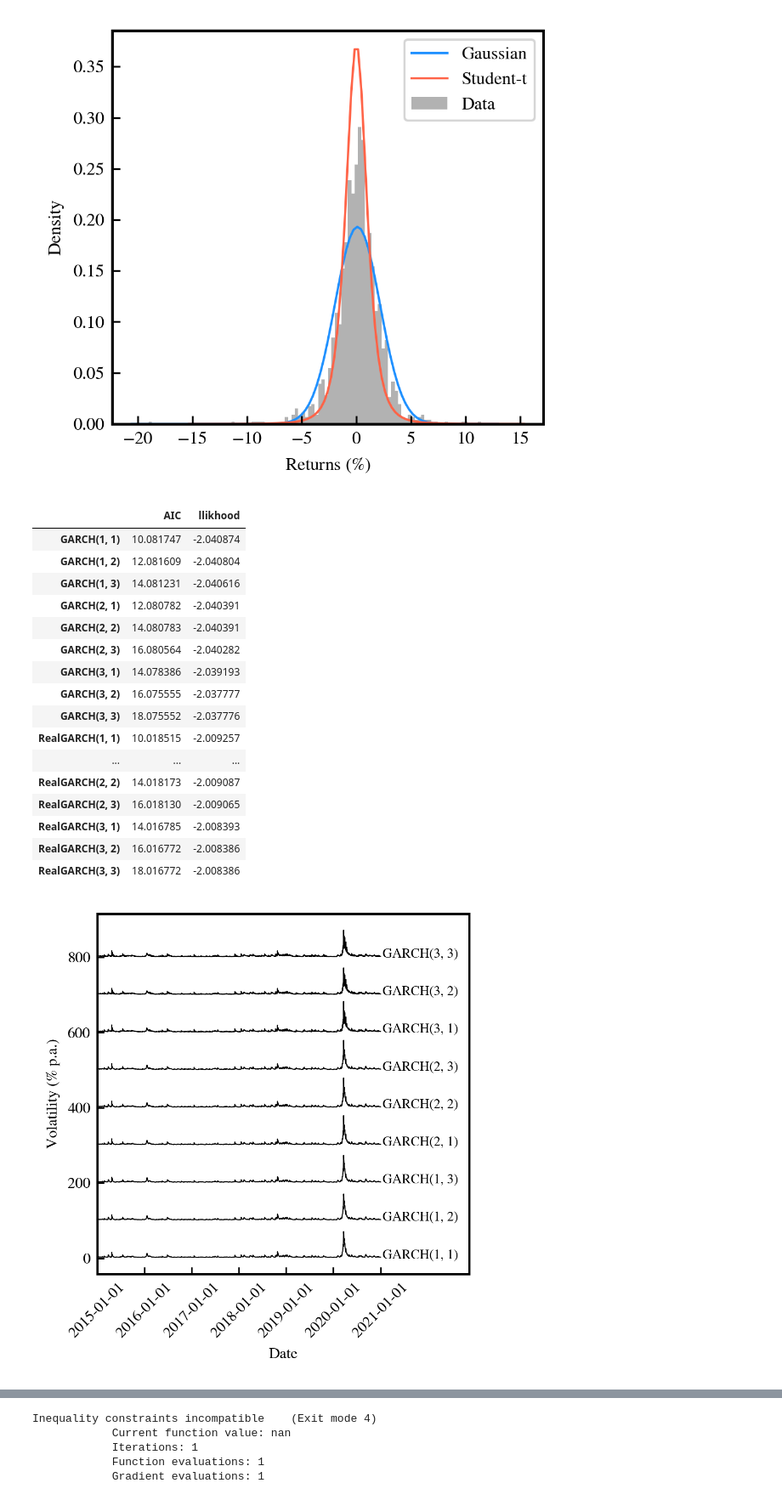
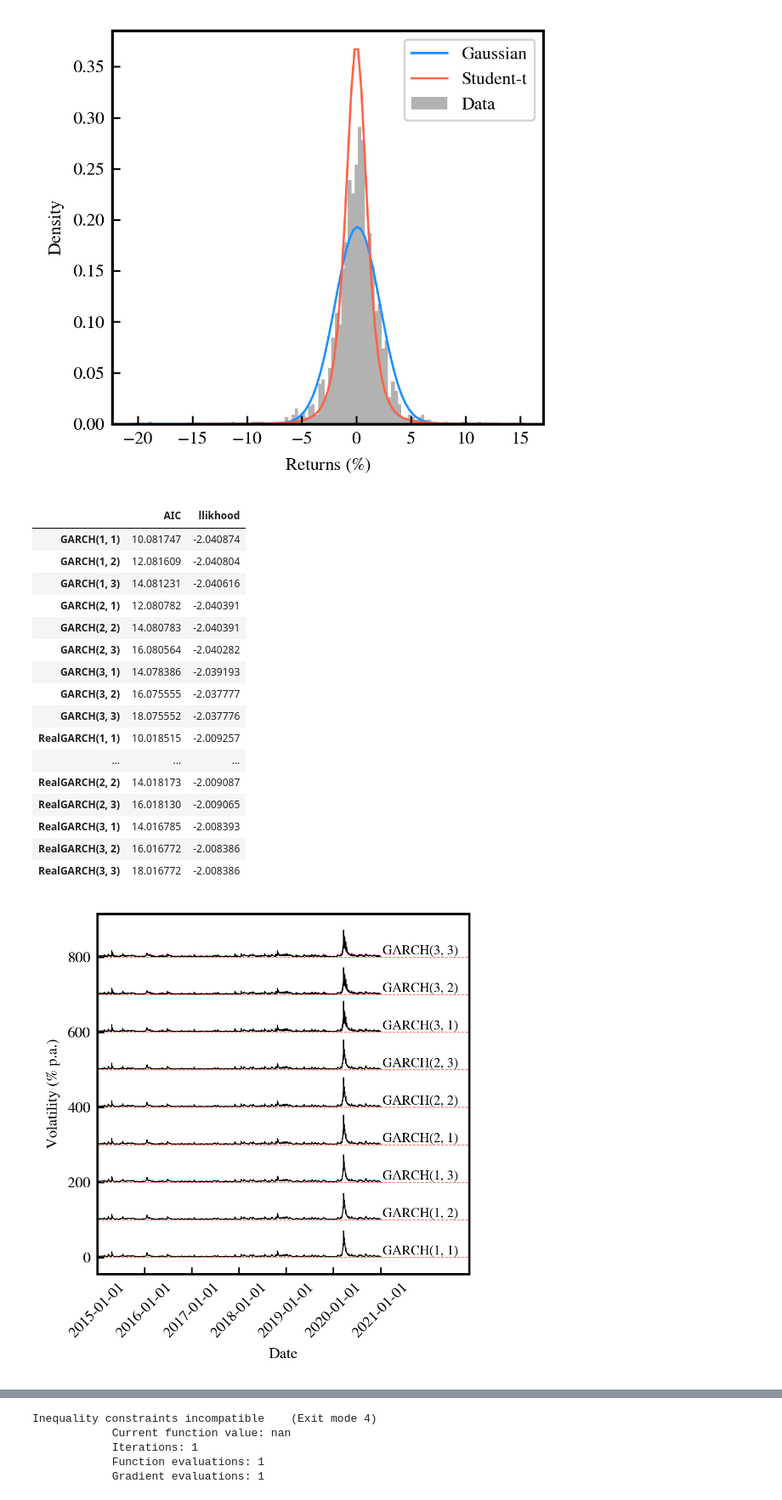
Before and after one commit to LuukOudshoorn25/HighFrequencyTrading, a Jupyter notebook: Code.ipynb, the cells around one changed output, grey strips where cells are left out. Shown at 85% size. Saved outputs shown, nothing was run; the diff lists cells and outputs as text; code cells hidden in the pictures.

Commit message:
Additional update figure (need something to obain enough commits!)

```diff
--- a/Code.ipynb
+++ b/Code.ipynb
@@ -837,7 +837,8 @@ class parallel_GARCH_fitter():
         for i,model in enumerate(toplot):
             x,y = model.return_vola()
             ax.plot(x,y+100*i,lw=0.5,color='black')
-            plt.annotate(modelfamily+str(pqpairs[i]),xy=(x[-1]+datetime.timedelta(days=15),y[0]+100*i-5),size=7)
+            plt.annotate(modelfamily+str(pqpairs[i]),xy=(x[-1]+datetime.timedelta(days=15),y[0]+100*i+3),size=7)
+            plt.axhline(100*i,ls='--',lw=0.4,color='tomato')
         deltatime = datetime.datetime(2022,11,16,16,15,0) if modelfamily=='GARCH' else datetime.datetime(2023,6,16,16,15,0)
         ax.set_xlim(datetime.datetime(2015,1,1,9,35,0),deltatime)
         ax.set_xlabel('Date')
@@ -845,31 +846,31 @@ class parallel_GARCH_fitter():
         ax.set_xticks(ax.get_xticks()[:-1])
         plt.xticks(rotation=45)
         plt.tight_layout()
         plt.savefig('all'+modelfamily+'models.pdf',bbox_inches='tight')
         df=pd.DataFrame({'AIC':[],'llikhood':[]})
         for i,model in enumerate(toplot):
             modelname = modelfamily+str(pqpairs[i])
             df.loc[modelname]=model.return_llik_AIC_BIC()
         return toplot,df
 
 fittedGARCHES, fittedRealGARCHES, allGARCH_AIC_llikhood = parallel_GARCH_fitter().return_vars()
 allGARCH_AIC_llikhood
 # %% [output]
 |  | AIC | llikhood |
 | GARCH(1, 1) | 10.081747 | -2.040874 |
 | GARCH(1, 2) | 12.081609 | -2.040804 |
 | GARCH(1, 3) | 14.081231 | -2.040616 |
 | GARCH(2, 1) | 12.080782 | -2.040391 |
 | GARCH(2, 2) | 14.080783 | -2.040391 |
 | GARCH(2, 3) | 16.080564 | -2.040282 |
 | GARCH(3, 1) | 14.078386 | -2.039193 |
 | GARCH(3, 2) | 16.075555 | -2.037777 |
 | GARCH(3, 3) | 18.075552 | -2.037776 |
 | RealGARCH(1, 1) | 10.018515 | -2.009257 |
 | ... | ... | ... |
 | RealGARCH(2, 2) | 14.018173 | -2.009087 |
 | RealGARCH(2, 3) | 16.018130 | -2.009065 |
 | RealGARCH(3, 1) | 14.016785 | -2.008393 |
 | RealGARCH(3, 2) | 16.016772 | -2.008386 |
 | RealGARCH(3, 3) | 18.016772 | -2.008386 |
-[figure, old version]
+[figure, new version]
```
Also changed, not shown: parts of 1 cell of this notebook, 2 other files.
